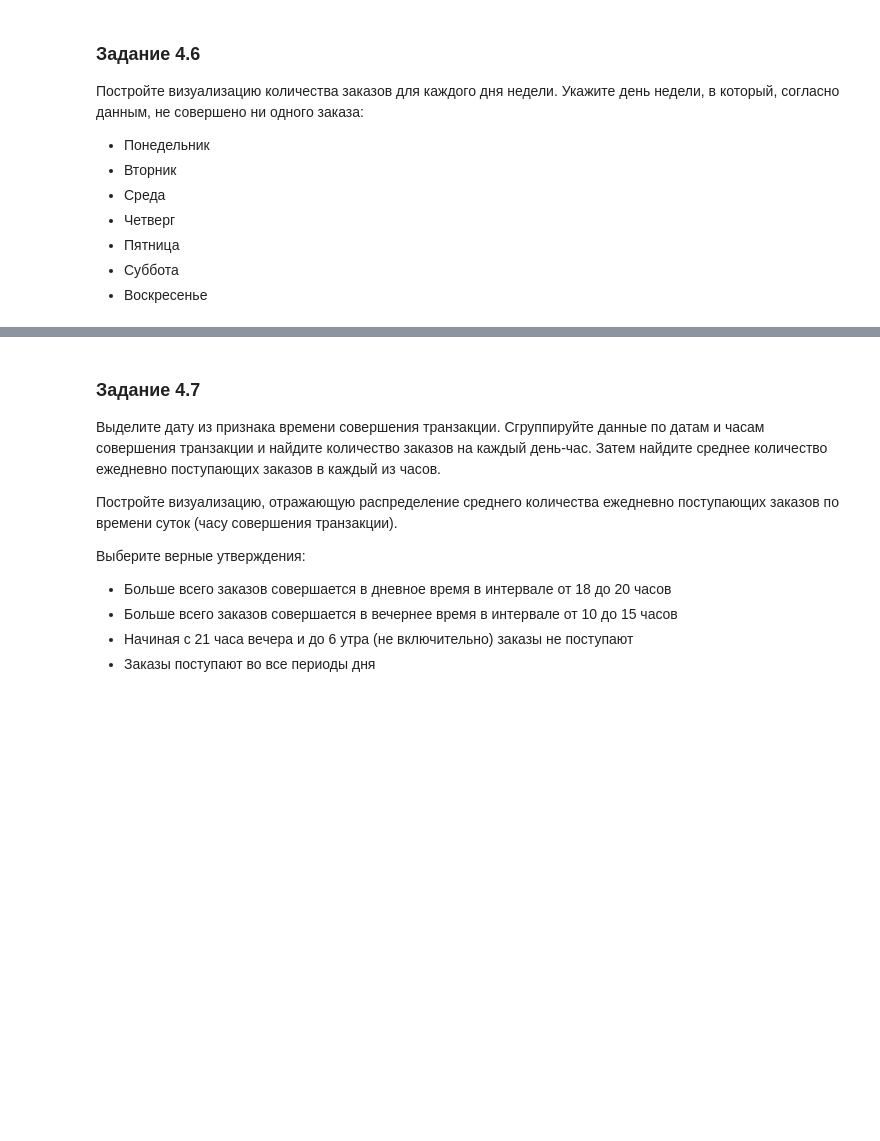
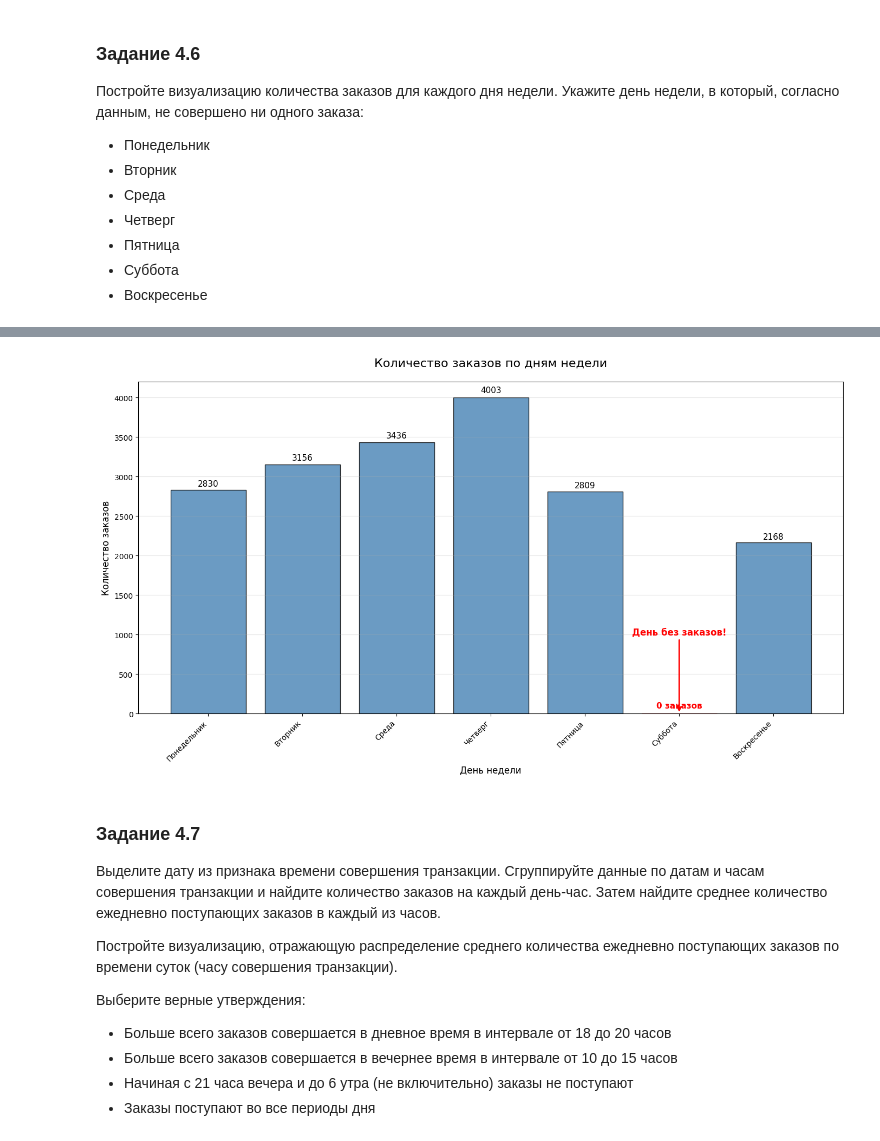
Before and after one commit to tgorbunov/sf_data_science, a Jupyter notebook: project_6/Project-6._Ноутбук-шаблон_TGorbunov.ipynb, the cells around one changed output, grey strips where cells are left out. Drawn from its saved outputs; the diff is of its cells as text; code cells hidden in the pictures; blank space fills up the shorter version.

```diff
--- a/project_6/Project-6._Ноутбук-шаблон_TGorbunov.ipynb
+++ b/project_6/Project-6._Ноутбук-шаблон_TGorbunov.ipynb
@@ -896,3 +1136,75 @@ print(f"2) Записей осталось в таблице: {data.shape[0]}")
 * Пятница
 * Суббота
 * Воскресенье
+# %%
+# Анализируем количество заказов по дням недели
+
+# Группируем данные по дням недели и считаем количество заказов (уникальных InvoiceNo)
+orders_by_weekday = data.groupby('day_of_week')['InvoiceNo'].nunique().reset_index()
+orders_by_weekday.columns = ['WeekDay', 'Orders']
+
+# Создаем названия дней недели (0=понедельник, 6=воскресенье)
+weekday_names = {0: 'Понедельник', 1: 'Вторник', 2: 'Среда', 3: 'Четверг',
+                 4: 'Пятница', 5: 'Суббота', 6: 'Воскресенье'}
+
+orders_by_weekday['WeekDay_Name'] = orders_by_weekday['WeekDay'].map(weekday_names)
+
+# Создаем полную таблицу с все днями недели (включая отсутствующие)
+full_weekdays = pd.DataFrame({'WeekDay': list(range(7))})
+full_weekdays['WeekDay_Name'] = full_weekdays['WeekDay'].map(weekday_names)
+orders_full = full_weekdays.merge(orders_by_weekday, on='WeekDay', how='left')
+orders_full['Orders'] = orders_full['Orders'].fillna(0)
+orders_full['WeekDay_Name'] = orders_full['WeekDay_Name_x']
+
+print(f"\nПолная статистика по всем дням недели:")
+for _, row in orders_full.iterrows():
+    print(f"{row['WeekDay_Name']}: {int(row['Orders'])} заказов")
+
+# Создаем визуализацию количества заказов по дням недели
+
+plt.figure(figsize=(14, 8))
+
+# Используем полную таблицу с нулевыми значениями для субботы
+colors = ['lightcoral' if orders == 0 else 'steelblue' for orders in orders_full['Orders']]
+
+bars = plt.bar(orders_full['WeekDay_Name'], orders_full['Orders'],
+               color=colors, alpha=0.8, edgecolor='black', linewidth=1)
+
+# Выделяем субботу (день без заказов) красным цветом
+for i, (bar, orders) in enumerate(zip(bars, orders_full['Orders'])):
+    if orders == 0:
+        bar.set_color('red')
+        bar.set_alpha(1.0)
+
+    # Добавляем значения на столбцы
+    height = bar.get_height()
+    if height == 0:
+        plt.text(bar.get_x() + bar.get_width()/2., 50,  # Поднимаем текст для видимости
+                 '0 заказов',
+                 ha='center', va='bottom', fontsize=11,
+                 color='red', weight='bold')
+    else:
+        plt.text(bar.get_x() + bar.get_width()/2., height + height*0.01,
+                 f'{int(height)}',
+                 ha='center', va='bottom', fontsize=11)
+
+plt.title('Количество заказов по дням недели', fontsize=16, pad=20)
+plt.xlabel('День недели', fontsize=12)
+plt.ylabel('Количество заказов', fontsize=12)
+
+# Поворачиваем подписи по оси X для лучшей читаемости
+plt.xticks(rotation=45, ha='right')
+
+# Добавляем сетку для лучшего восприятия
+plt.grid(axis='y', alpha=0.3)
+
+# Добавляем аннотацию для дня без заказов
+plt.annotate('День без заказов!',
+             xy=(5, 0), xytext=(5, 1000),  # суббота имеет индекс 5
+             arrowprops=dict(arrowstyle='->', color='red', lw=2),
+             fontsize=12, color='red', weight='bold',
+             ha='center')
+
+plt.tight_layout()
+plt.show()
+# %% [output]
@@ -899,3 +1219,4 @@ print(f"2) Записей осталось в таблице: {data.shape[0]}")
+[figure, added]
 # %% [markdown]
 ### Задание 4.7
 Выделите дату из признака времени совершения транзакции.
```
Also changed, not shown: parts of 48 cells of this notebook, 2 other files.
